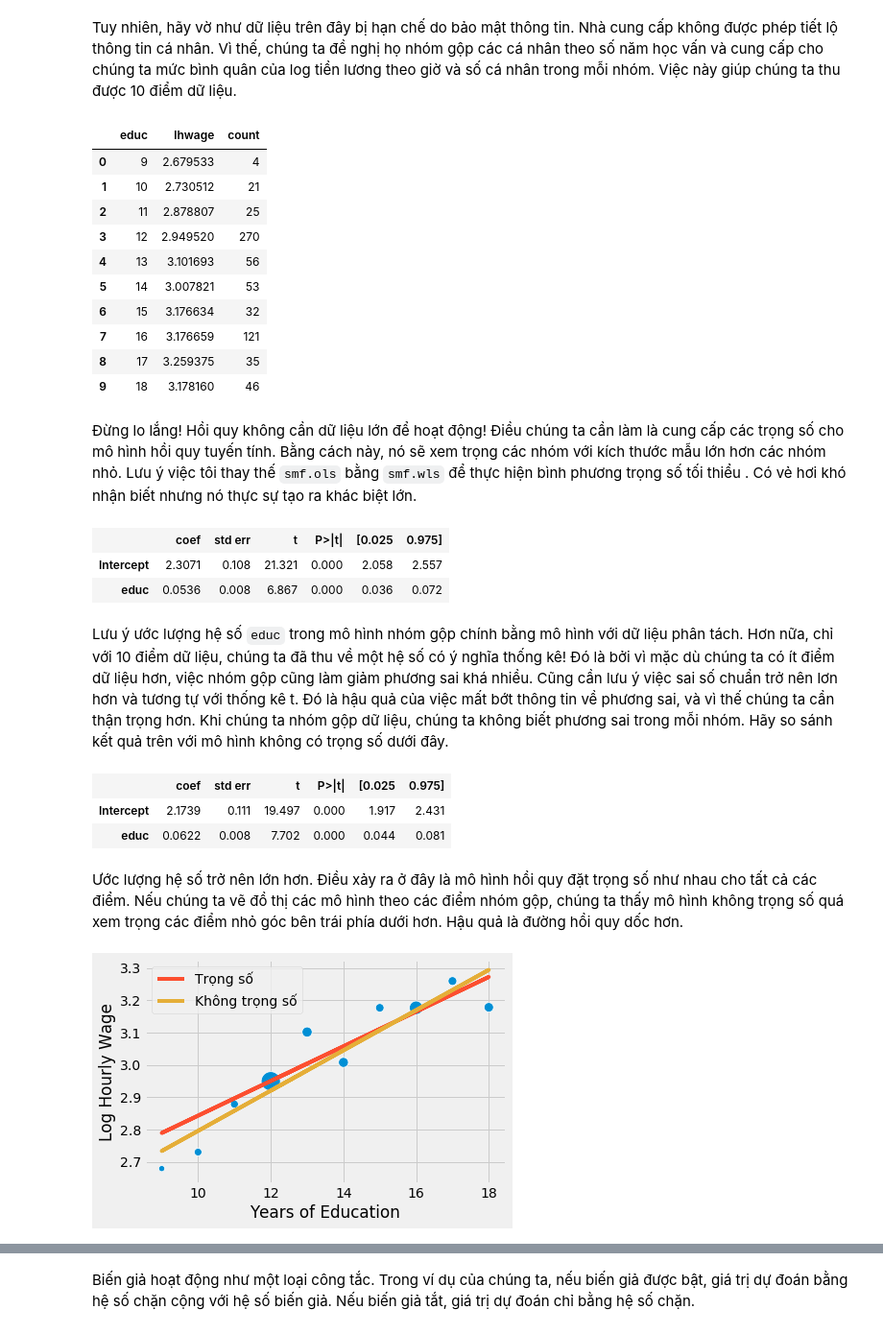
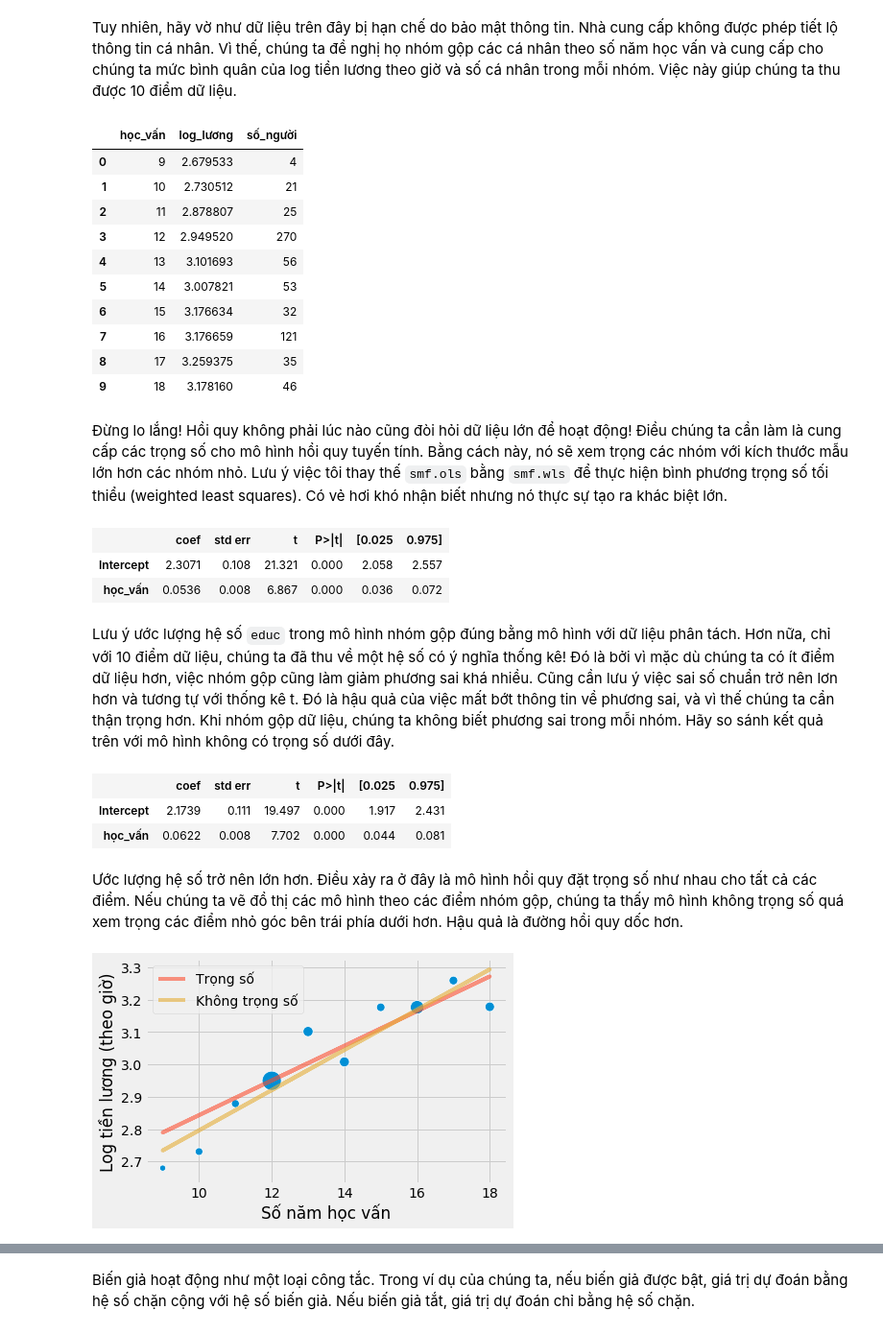
Before and after one commit to vietecon/NhanQuaPython, a Jupyter notebook: ipynb/06-Nhóm-gộp-và-Hồi-quy-Biến-giả-VN.ipynb, the cells around one changed output, grey strips where cells are left out. Shown at 96% size. Saved outputs shown, nothing was run; the diff lists cells and outputs as text; code cells hidden in the pictures.

```diff
--- a/ipynb/06-Nhóm-gộp-và-Hồi-quy-Biến-giả-VN.ipynb
+++ b/ipynb/06-Nhóm-gộp-và-Hồi-quy-Biến-giả-VN.ipynb
@@ -38,6 +39,8 @@ Dữ liệu nhóm gộp giống như trường hợp trên đây vô cùng phổ
 
 May mắn là hồi quy có thể xử lý khá tốt loại dữ liệu này. Để hiểu về nó, hãy nhìn vào một số dữ liệu phân tách như chúng ta có về tiền lương và giáo dục. Mỗi hàng dữ liệu cung cấp thông tin về một người lao động và cho ta biết số tiền lương cũng như số năm học vấn của người đó.
 # %%
-wage = pd.read_csv("./data/wage.csv").dropna()[["wage", "lhwage", "educ", "IQ"]]
-wage.head()
+lương = pd.read_csv("./data/wage.csv").dropna()[["wage", "lhwage", "educ", "IQ"]].rename(columns={'wage':'lương',
+                                                                                                 'lhwage':'log_lương',
+                                                                                                 'educ':'học_vấn'})
+lương.head()
 # %% [output]
@@ -59,15 +62,15 @@ model_1.summary().tables[1]
 # %% [markdown]
 Tuy nhiên, hãy vờ như dữ liệu trên đây bị hạn chế do bảo mật thông tin. Nhà cung cấp không được phép tiết lộ thông tin cá nhân. Vì thế, chúng ta đề nghị họ nhóm gộp các cá nhân theo số năm học vấn và cung cấp cho chúng ta mức bình quân của log tiền lương theo giờ và số cá nhân trong mỗi nhóm. Việc này giúp chúng ta thu được 10 điểm dữ liệu.
 # %%
-group_wage = (wage
-              .assign(count=1)
-              .groupby("educ")
-              .agg({"lhwage":"mean", "count":"count"})
+lương_gộp = (lương
+              .assign(số_người=1)
+              .groupby("học_vấn")
+              .agg({"log_lương":"mean", "số_người":"count"})
               .reset_index())
 
-group_wage
+lương_gộp
 # %% [output]
-|  | educ | lhwage | count |
+|  | học_vấn | log_lương | số_người |
 | 0 | 9 | 2.679533 | 4 |
 | 1 | 10 | 2.730512 | 21 |
 | 2 | 11 | 2.878807 | 25 |
@@ -79,34 +82,34 @@ group_wage
 | 8 | 17 | 3.259375 | 35 |
 | 9 | 18 | 3.178160 | 46 |
 # %% [markdown]
-Đừng lo lắng! Hồi quy không cần dữ liệu lớn để hoạt động! Điều chúng ta cần làm là cung cấp các trọng số cho mô hình hồi quy tuyến tính. Bằng cách này, nó sẽ xem trọng các nhóm với kích thước mẫu lớn hơn các nhóm nhỏ. Lưu ý việc tôi thay thế `smf.ols` bằng `smf.wls` để thực hiện bình phương trọng số tối thiểu . Có vẻ hơi khó nhận biết nhưng nó thực sự tạo ra khác biệt lớn.
+Đừng lo lắng! Hồi quy không phải lúc nào cũng đòi hỏi dữ liệu lớn để hoạt động! Điều chúng ta cần làm là cung cấp các trọng số cho mô hình hồi quy tuyến tính. Bằng cách này, nó sẽ xem trọng các nhóm với kích thước mẫu lớn hơn các nhóm nhỏ. Lưu ý việc tôi thay thế `smf.ols` bằng `smf.wls` để thực hiện bình phương trọng số tối thiểu  (weighted least squares). Có vẻ hơi khó nhận biết nhưng nó thực sự tạo ra khác biệt lớn.
 # %%
-model_2 = smf.wls('lhwage ~ educ', data=group_wage, weights=group_wage["count"]).fit()
+model_2 = smf.wls('log_lương ~ học_vấn', data=lương_gộp, weights=lương_gộp["số_người"]).fit()
 model_2.summary().tables[1]
 # %% [output]
 |  | coef | std err | t | P>|t| | [0.025 | 0.975] |
 | Intercept | 2.3071 | 0.108 | 21.321 | 0.000 | 2.058 | 2.557 |
-| educ | 0.0536 | 0.008 | 6.867 | 0.000 | 0.036 | 0.072 |
+| học_vấn | 0.0536 | 0.008 | 6.867 | 0.000 | 0.036 | 0.072 |
 # %% [markdown]
-Lưu ý ước lượng hệ số  `educ` trong mô hình nhóm gộp chính bằng mô hình với dữ liệu phân tách. Hơn nữa, chỉ với 10 điểm dữ liệu, chúng ta đã thu về một hệ số có ý nghĩa thống kê! Đó là bởi vì mặc dù chúng ta có ít điểm dữ liệu hơn, việc nhóm gộp cũng làm giảm phương sai khá nhiều. Cũng cần lưu ý việc sai số chuẩn trở nên lơn hơn và tương tự với thống kê t. Đó là hậu quả của việc mất bớt thông tin về phương sai, và vì thế chúng ta cần thận trọng hơn. Khi chúng ta nhóm gộp dữ liệu, chúng ta không biết phương sai trong mỗi nhóm. Hãy so sánh kết quả trên với mô hình không có trọng số dưới đây.
+Lưu ý ước lượng hệ số  `educ` trong mô hình nhóm gộp đúng bằng mô hình với dữ liệu phân tách. Hơn nữa, chỉ với 10 điểm dữ liệu, chúng ta đã thu về một hệ số có ý nghĩa thống kê! Đó là bởi vì mặc dù chúng ta có ít điểm dữ liệu hơn, việc nhóm gộp cũng làm giảm phương sai khá nhiều. Cũng cần lưu ý việc sai số chuẩn trở nên lơn hơn và tương tự với thống kê t. Đó là hậu quả của việc mất bớt thông tin về phương sai, và vì thế chúng ta cần thận trọng hơn. Khi nhóm gộp dữ liệu, chúng ta không biết phương sai trong mỗi nhóm. Hãy so sánh kết quả trên với mô hình không có trọng số dưới đây.
 # %%
-model_3 = smf.ols('lhwage ~ educ', data=group_wage).fit()
+model_3 = smf.ols('log_lương~ học_vấn', data=lương_gộp).fit()
 model_3.summary().tables[1]
 # %% [output]
 |  | coef | std err | t | P>|t| | [0.025 | 0.975] |
 | Intercept | 2.1739 | 0.111 | 19.497 | 0.000 | 1.917 | 2.431 |
-| educ | 0.0622 | 0.008 | 7.702 | 0.000 | 0.044 | 0.081 |
+| học_vấn | 0.0622 | 0.008 | 7.702 | 0.000 | 0.044 | 0.081 |
 # %% [markdown]
 Ước lượng hệ số trở nên lớn hơn. Điều xảy ra ở đây là mô hình hồi quy đặt trọng số như nhau cho tất cả các điểm. Nếu chúng ta vẽ đồ thị các mô hình theo các điểm nhóm gộp, chúng ta thấy mô hình không trọng số quá xem trọng các điểm nhỏ góc bên trái phía dưới hơn. Hậu quả là đường hồi quy dốc hơn.
 # %%
-sns.scatterplot(x="educ", y = "lhwage", size="count", legend=False, data=group_wage, sizes=(40, 400))
-plt.plot(wage["educ"], model_2.predict(wage["educ"]), c="C1", label = "Trọng số")
-plt.plot(wage["educ"], model_3.predict(wage["educ"]), c="C2", label = "Không trọng số")
-plt.xlabel("Years of Education")
-plt.ylabel("Log Hourly Wage")
+sns.scatterplot(x="học_vấn", y = "log_lương", size="số_người", legend=False, data=lương_gộp, sizes=(40, 400))
+plt.plot(wage["học_vấn"], model_2.predict(wage["học_vấn"]), c="C1", label = "Trọng số",alpha=0.6)
+plt.plot(wage["học_vấn"], model_3.predict(wage["học_vấn"]), c="C2", label = "Không trọng số",alpha=0.6)
+plt.xlabel("Số năm học vấn")
+plt.ylabel("Log tiền lương (theo giờ)")
 plt.legend();
 # %% [output]
-[figure, old version]
+[figure, new version]
 # %% [markdown]
 Điểm mấu chốt là hồi quy là một công cụ kì diệu, có thể được sử dụng với cả dữ liệu cá nhân và dữ liệu nhóm gộp, tuy nhiên bạn phải sử dụng các trọng số như trường hợp trên đây. Để sử dụng hồi quy trọng số, bạn cần các giá trị thống kê trung bình. Không phải tổng, độ lệch chuẩn mà phải là giá trị trung bình của cả các  biến giải thích và biến phụ thuộc. Với trường hợp hồi quy hai biến, kết quả của  hồi quy trọng số sử dụng dữ liệu nhóm gộp không hoàn toàn giống hệt hồi quy với dữ liệu phân tách nhưng khá tương tự.
 
```
Also changed, not shown: parts of 21 cells of this notebook, 10 other files.
